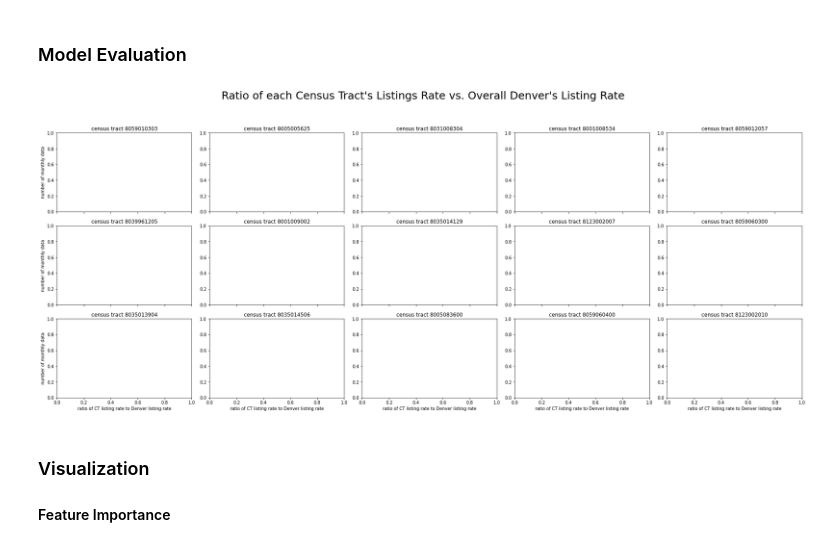
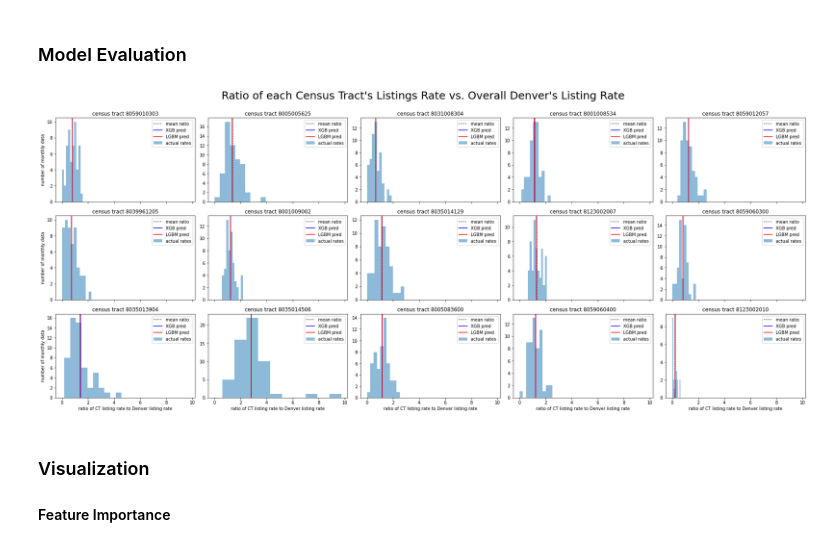
Before and after one commit to wijayajessica/Digital-Real-Estate-Index, a Jupyter notebook: census_tract_adjustment/Modelling_Boosting_Denver.ipynb, the cells around one changed output. Drawn from its saved outputs; the diff is of its cells as text; code cells hidden in the pictures.

```diff
--- a/census_tract_adjustment/Modelling_Boosting_Denver.ipynb
+++ b/census_tract_adjustment/Modelling_Boosting_Denver.ipynb
@@ -79,12 +79,14 @@ df_merged.head()
 ### Build Model
 # %%
 # build the objects - XGB and LGBM for listings rate prediction
-LGBM_listing = LGBM_model(df_merged, target='relative_listings_toBaseline')
+LGBM_listing = LGBM_model(df_merged, target='relative_listings_toBaseline', )
 XGB_listing = XGB_model(df_merged, target='relative_listings_toBaseline')
 
 # hyperparameter tuning
 LGBM_listing.find_bestparams()
 XGB_listing.find_bestparams()
+# LGBM_listing.hyperparameter = {'learning_rate': 0.00872299852436799, 'n_estimators': 1100, 'num_leaves': 362, 'reg_alpha': 6, 'reg_lambda': 0.8060800070826718}
+# XGB_listing.hyperparameter = {'learning_rate': 0.009954737901026542, 'max_depth': 10.0, 'n_estimators': 1300.0, 'reg_alpha': 5.0, 'reg_lambda': 0.15592172326978576}
 
 # print the best hyperparameter chosen
 print(LGBM_listing.hyperparameter)
@@ -123,22 +128,22 @@ LGBM - mean:0.00042, st dev:0.01488
 # %%
 # get 15 randomly sampled census tract
 np.random.seed(100)
 samples_ct = np.random.choice(df_merged.ct_key.unique(), 15, replace=False)
 
 # plot the prediction for each census tract
 fig, ax = plt.subplots(3,5, sharex=True, figsize=(25,10))
 XGB_listing.plot_pred_CT( samples_ct, ax, plot_distribution=True)
-# LGBM_listing.plot_pred_CT(samples_ct, ax, plot_distribution=False)
+LGBM_listing.plot_pred_CT(samples_ct, ax, plot_distribution=False)
 
 # add axis label, axis title, figure title.
 fig.suptitle("Ratio of each Census Tract's Listings Rate vs. Overall Denver's Listing Rate", fontsize=25, y=1.05)
 for idx, ct in enumerate(samples_ct):
     ax[idx//5, idx%5].set_title(f"census tract {ct}")
     if idx//5 == 2: ax[idx//5, idx%5].set_xlabel("ratio of CT listing rate to Denver listing rate")
     if idx%5 == 0: ax[idx//5, idx%5].set_ylabel("number of monthly data")
 plt.tight_layout()
 # %% [output]
-[figure, old version]
+[figure, new version]
 # %% [markdown]
 ### Visualization
 
```
Also changed, not shown: parts of 7 cells of this notebook, 1 other file.
